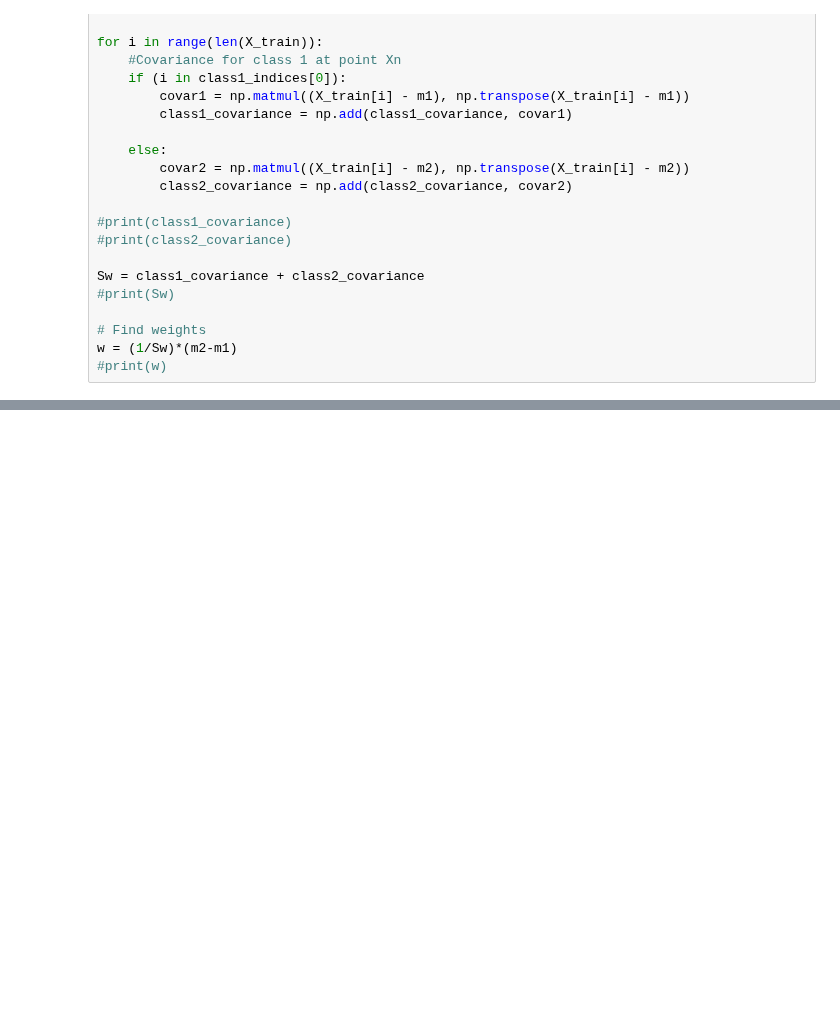
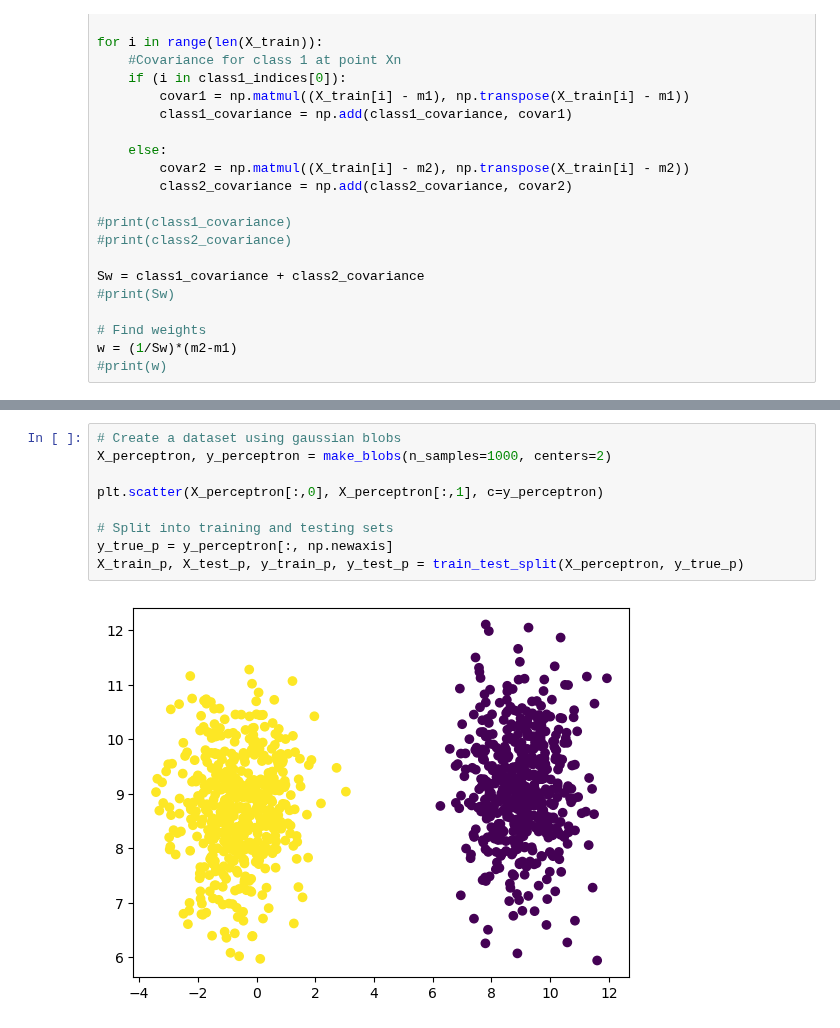
Before and after one commit to graterollin/PRML, a Jupyter notebook: hw4/HW4.ipynb, the cells around one changed output, grey strips where cells are left out. Drawn from its saved outputs; the diff is of its cells as text; blank space fills up the shorter version.

```diff
--- a/hw4/HW4.ipynb
+++ b/hw4/HW4.ipynb
@@ -450,0 +365,11 @@ plt.scatter(X_perceptron[:,0], X_perceptron[:,1], c=y_perceptron)
+# %%
+# Create a dataset using gaussian blobs
+X_perceptron, y_perceptron = make_blobs(n_samples=1000, centers=2)
+
+plt.scatter(X_perceptron[:,0], X_perceptron[:,1], c=y_perceptron)
+
+# Split into training and testing sets
+y_true_p = y_perceptron[:, np.newaxis]
+X_train_p, X_test_p, y_train_p, y_test_p = train_test_split(X_perceptron, y_true_p)
+# %% [output]
+[figure, added]
```
Also changed, not shown: parts of 30 cells of this notebook.
